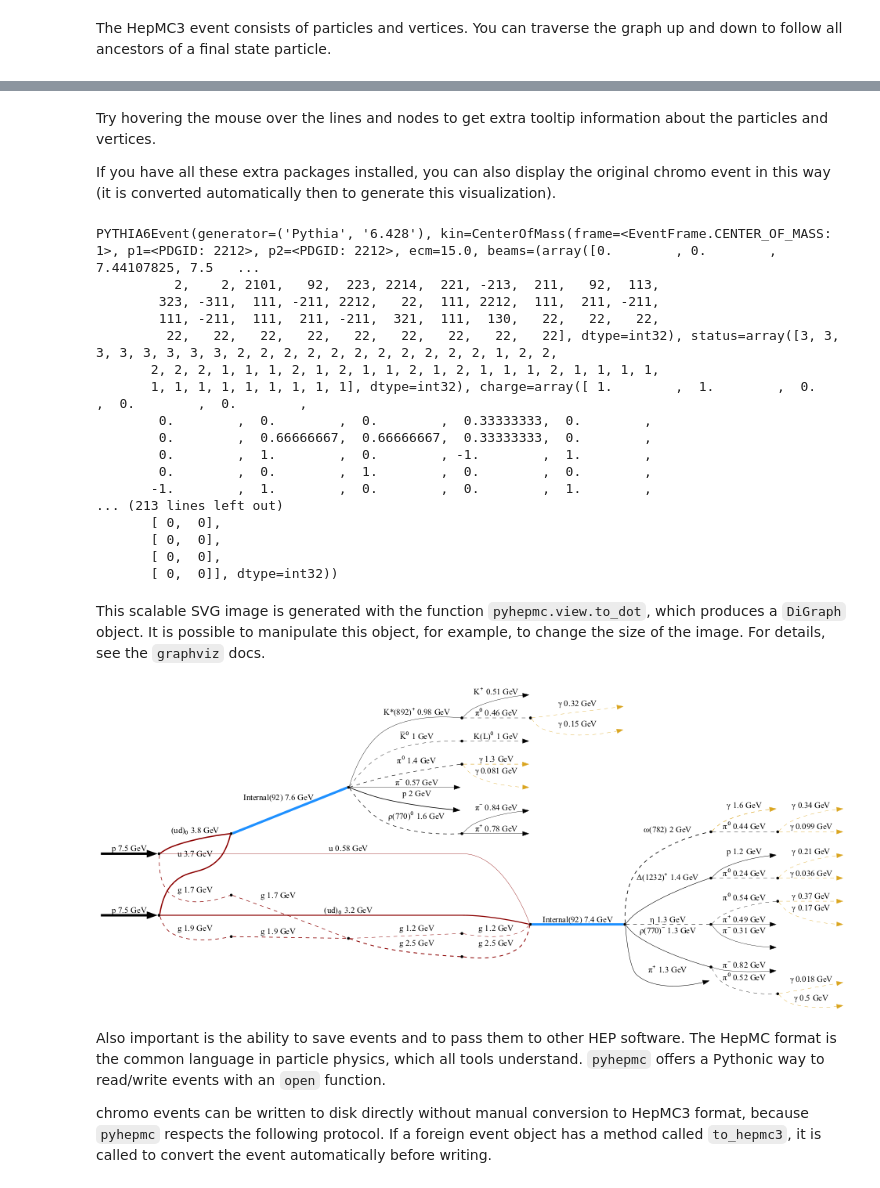
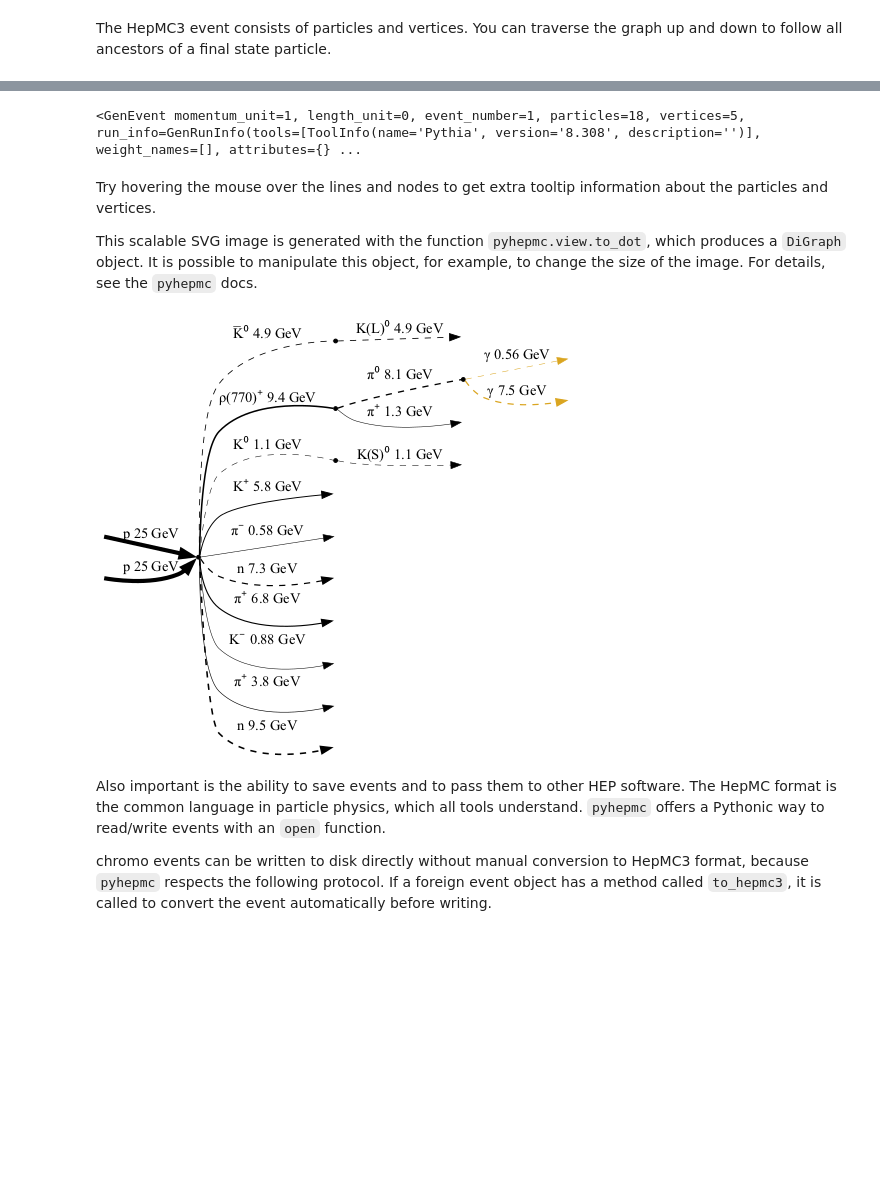
Before and after one commit to impy-project/chromo, a Jupyter notebook: examples/hepmc_io_and_visualization.ipynb, the cells around one changed output, grey strips where cells are left out. Cells and saved outputs as stored; diff of their text form; code cells hidden in the pictures; blank space fills up the shorter version.

Commit message:
update the hepmc_io example

```diff
--- a/examples/hepmc_io_and_visualization.ipynb
+++ b/examples/hepmc_io_and_visualization.ipynb
@@ -13,7 +12,7 @@ from particle import literals as lp, Particle
 # %%
-evt_kin = CenterOfMass(15 * GeV, "p", "p")
+evt_kin = CenterOfMass(50 * GeV, "p", "p")
 
-model = im.Pythia6(evt_kin, seed=1)
+model = im.Pythia8(evt_kin, seed=1)
 
 # generate one event
 for event in model(1):
@@ -90,37 +83,19 @@ GenEvent(momentum_unit=1, length_unit=0, event_number=0, particles=[GenParticle(
-# %% [markdown]
-Try hovering the mouse over the lines and nodes to get extra tooltip information about the particles and vertices.
-
-If you have all these extra packages installed, you can also display the original chromo event in this way (it is converted automatically then to generate this visualization).
-# %%
-event
-# %% [output]
-PYTHIA6Event(generator=('Pythia', '6.428'), kin=CenterOfMass(frame=<EventFrame.CENTER_OF_MASS: 1>, p1=<PDGID: 2212>, p2=<PDGID: 2212>, ecm=15.0, beams=(array([0.        , 0.        , 7.44107825, 7.5   ...
-          2,    2, 2101,   92,  223, 2214,  221, -213,  211,   92,  113,
-        323, -311,  111, -211, 2212,   22,  111, 2212,  111,  211, -211,
-        111, -211,  111,  211, -211,  321,  111,  130,   22,   22,   22,
-         22,   22,   22,   22,   22,   22,   22,   22,   22], dtype=int32), status=array([3, 3, 3, 3, 3, 3, 3, 3, 2, 2, 2, 2, 2, 2, 2, 2, 2, 2, 2, 1, 2, 2,
-       2, 2, 2, 1, 1, 1, 2, 1, 2, 1, 1, 2, 1, 2, 1, 1, 1, 2, 1, 1, 1, 1,
-       1, 1, 1, 1, 1, 1, 1, 1, 1], dtype=int32), charge=array([ 1.        ,  1.        ,  0.        ,  0.        ,  0.        ,
-        0.        ,  0.        ,  0.        ,  0.33333333,  0.        ,
-        0.        ,  0.66666667,  0.66666667,  0.33333333,  0.        ,
-        0.        ,  1.        ,  0.        , -1.        ,  1.        ,
-        0.        ,  0.        ,  1.        ,  0.        ,  0.        ,
-       -1.        ,  1.        ,  0.        ,  0.        ,  1.        ,
-... (213 lines left out)
-       [ 0,  0],
-       [ 0,  0],
-       [ 0,  0],
-       [ 0,  0]], dtype=int32))
+# %%
+hev  # or type `event` here
+# %% [output]
+<GenEvent momentum_unit=1, length_unit=0, event_number=1, particles=18, vertices=5, run_info=GenRunInfo(tools=[ToolInfo(name='Pythia', version='8.308', description='')], weight_names=[], attributes={} ...
 # %% [markdown]
-This scalable SVG image is generated with the function `pyhepmc.view.to_dot`, which produces a `DiGraph` object. It is possible to manipulate this object, for example, to change the size of the image. For details, see the `graphviz` docs.
+Try hovering the mouse over the lines and nodes to get extra tooltip information about the particles and vertices.
+
+This scalable SVG image is generated with the function `pyhepmc.view.to_dot`, which produces a `DiGraph` object. It is possible to manipulate this object, for example, to change the size of the image. For details, see the `pyhepmc` docs.
 # %%
 from pyhepmc.view import to_dot
 # %%
 d = to_dot(hev)
-d.graph_attr["size"] = "10,10"
+d.graph_attr["size"] = "5,5"
 d
 # %% [output]
-[figure, old version]
+[figure, new version]
 # %% [markdown]
 Also important is the ability to save events and to pass them to other HEP software. The HepMC format is the common language in particle physics, which all tools understand. `pyhepmc` offers a Pythonic way to read/write events with an `open` function.
 
```
Also changed, not shown: parts of 10 cells of this notebook, 3 other files.
